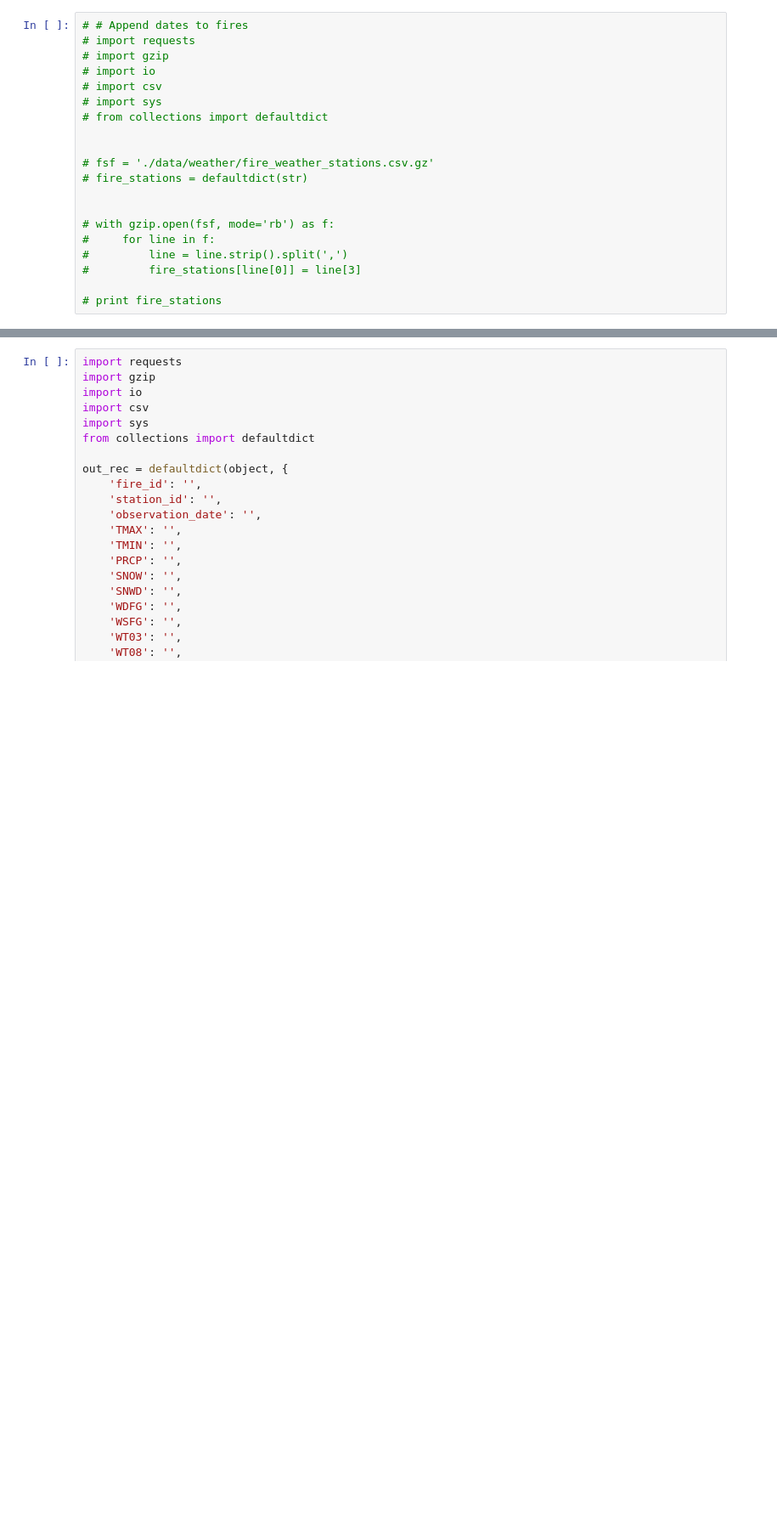
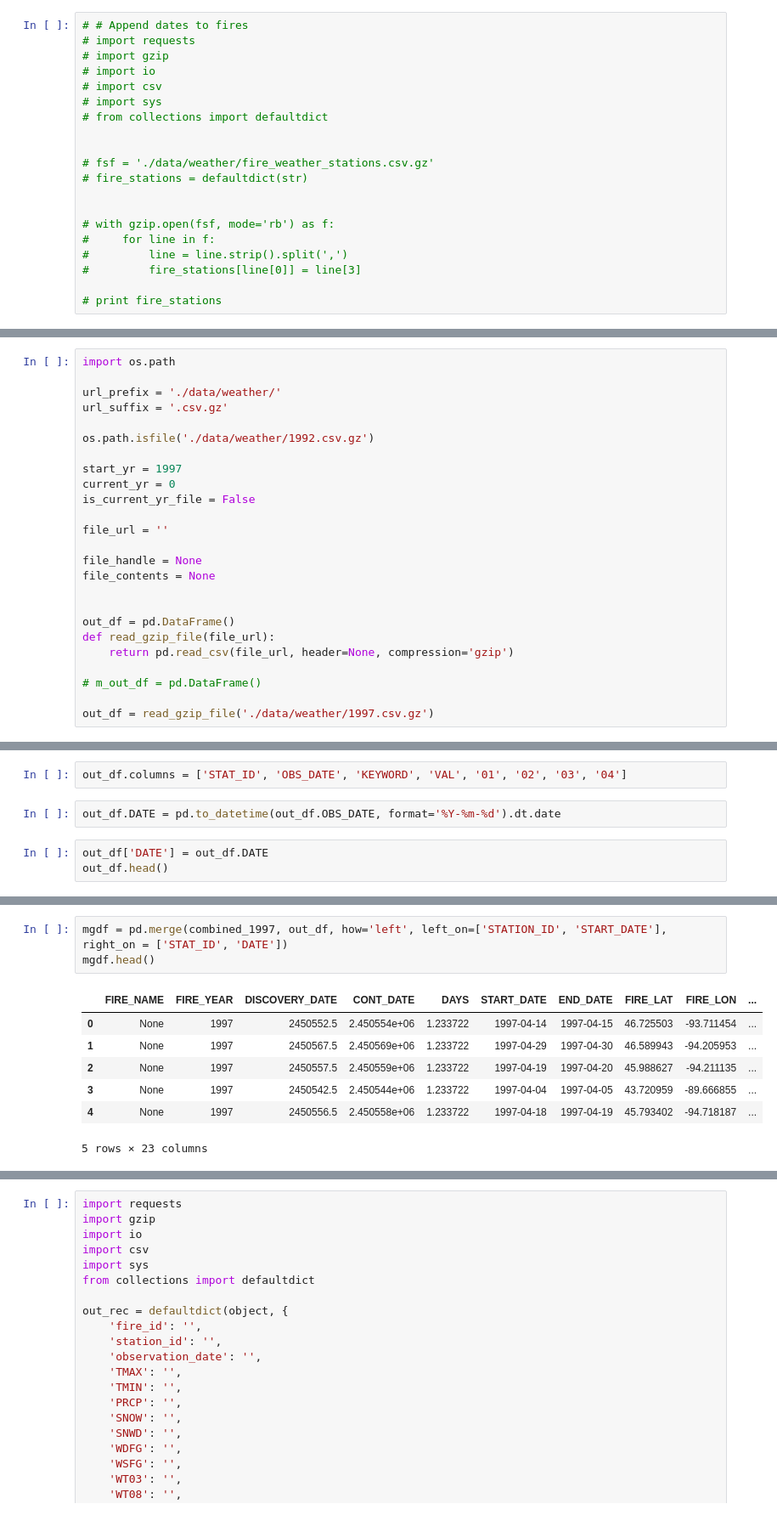
Before and after one commit to cw2yuenberkeley/w209project-s2018, a Jupyter notebook: get_weather_data.ipynb, the cells around one changed output, grey strips where cells are left out. Shown at 85% size. Cells and saved outputs as stored; diff of their text form; blank space fills up the shorter version.

```diff
--- a/get_weather_data.ipynb
+++ b/get_weather_data.ipynb
@@ -330,0 +399,25 @@ combined[~pd.isnull(combined.STATION_ID)].to_csv('./data/weather/fire_dates_stat
+# %%
+import os.path
+
+url_prefix = './data/weather/'
+url_suffix = '.csv.gz'
+
+os.path.isfile('./data/weather/1992.csv.gz')
+
+start_yr = 1997
+current_yr = 0
+is_current_yr_file = False
+
+file_url = ''
+
+file_handle = None
+file_contents = None
+
+
+out_df = pd.DataFrame()
+def read_gzip_file(file_url):
+    return pd.read_csv(file_url, header=None, compression='gzip')
+
+# m_out_df = pd.DataFrame()
+
+out_df = read_gzip_file('./data/weather/1997.csv.gz')
@@ -330,0 +431,7 @@ combined[~pd.isnull(combined.STATION_ID)].to_csv('./data/weather/fire_dates_stat
+# %%
+out_df.columns = ['STAT_ID', 'OBS_DATE', 'KEYWORD', 'VAL', '01', '02', '03', '04']
+# %%
+out_df.DATE = pd.to_datetime(out_df.OBS_DATE, format='%Y-%m-%d').dt.date
+# %%
+out_df['DATE'] = out_df.DATE
+out_df.head()
@@ -330,0 +445,11 @@ combined[~pd.isnull(combined.STATION_ID)].to_csv('./data/weather/fire_dates_stat
+# %%
+mgdf = pd.merge(combined_1997, out_df, how='left', left_on=['STATION_ID', 'START_DATE'], right_on = ['STAT_ID', 'DATE'])
+mgdf.head()
+# %% [output]
+|  | FIRE_NAME | FIRE_YEAR | DISCOVERY_DATE | CONT_DATE | DAYS | START_DATE | END_DATE | FIRE_LAT | FIRE_LON | ... |
+| 0 | None | 1997 | 2450552.5 | 2.450554e+06 | 1.233722 | 1997-04-14 | 1997-04-15 | 46.725503 | -93.711454 | ... |
+| 1 | None | 1997 | 2450567.5 | 2.450569e+06 | 1.233722 | 1997-04-29 | 1997-04-30 | 46.589943 | -94.205953 | ... |
+| 2 | None | 1997 | 2450557.5 | 2.450559e+06 | 1.233722 | 1997-04-19 | 1997-04-20 | 45.988627 | -94.211135 | ... |
+| 3 | None | 1997 | 2450542.5 | 2.450544e+06 | 1.233722 | 1997-04-04 | 1997-04-05 | 43.720959 | -89.666855 | ... |
+| 4 | None | 1997 | 2450556.5 | 2.450558e+06 | 1.233722 | 1997-04-18 | 1997-04-19 | 45.793402 | -94.718187 | ... |
+5 rows × 23 columns
```
Also changed, not shown: parts of 11 cells of this notebook, 2 other files.
